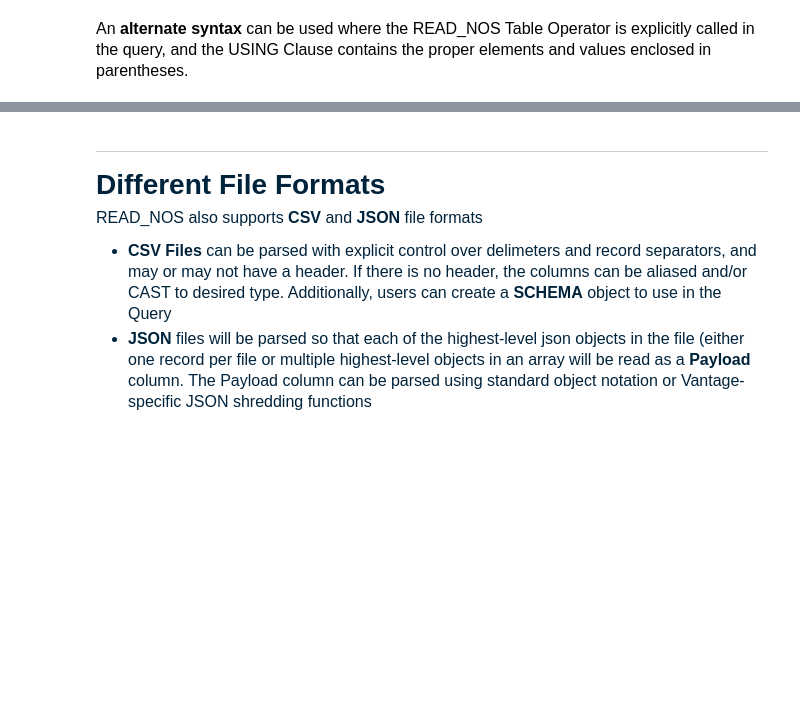
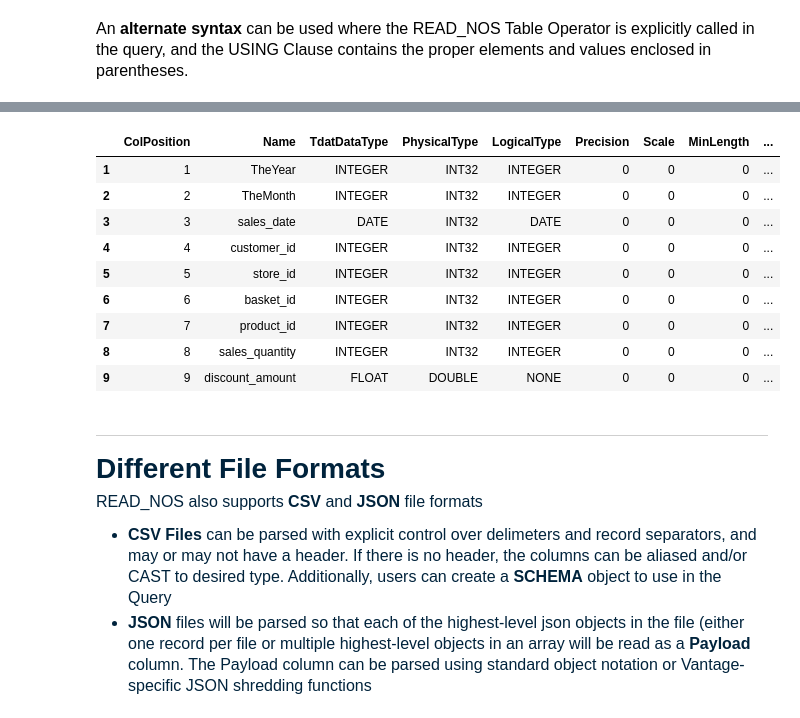
Before and after one commit to Teradata/lake-demos, a Jupyter notebook: Fundamentals/Native-Object-Store/NOS_Fundamentals_SQL.ipynb, the cells around one changed output, grey strips where cells are left out. Drawn from its saved outputs; the diff is of its cells as text; code cells hidden in the pictures; blank space fills up the shorter version.

```diff
--- a/Fundamentals/Native-Object-Store/NOS_Fundamentals_SQL.ipynb
+++ b/Fundamentals/Native-Object-Store/NOS_Fundamentals_SQL.ipynb
@@ -82,9 +133,21 @@ SELECT TOP 10 * FROM (
 # %%
 --NOSREAD_SCHEMA will attempt to read the schema of the files
 SELECT  * FROM (
     LOCATION='/s3/trial-datasets.s3.amazonaws.com/SalesOffload/'
     RETURNTYPE = 'NOSREAD_SCHEMA'
+    AUTHORIZATION = Repositories.PubAuth
   ) AS D;
+# %% [output]
+|  | ColPosition | Name | TdatDataType | PhysicalType | LogicalType | Precision | Scale | MinLength | ... |
+| 1 | 1 | TheYear | INTEGER | INT32 | INTEGER | 0 | 0 | 0 | ... |
+| 2 | 2 | TheMonth | INTEGER | INT32 | INTEGER | 0 | 0 | 0 | ... |
+| 3 | 3 | sales_date | DATE | INT32 | DATE | 0 | 0 | 0 | ... |
+| 4 | 4 | customer_id | INTEGER | INT32 | INTEGER | 0 | 0 | 0 | ... |
+| 5 | 5 | store_id | INTEGER | INT32 | INTEGER | 0 | 0 | 0 | ... |
+| 6 | 6 | basket_id | INTEGER | INT32 | INTEGER | 0 | 0 | 0 | ... |
+| 7 | 7 | product_id | INTEGER | INT32 | INTEGER | 0 | 0 | 0 | ... |
+| 8 | 8 | sales_quantity | INTEGER | INT32 | INTEGER | 0 | 0 | 0 | ... |
+| 9 | 9 | discount_amount | FLOAT | DOUBLE | NONE | 0 | 0 | 0 | ... |
 # %% [markdown]
 <hr>
 
```
Also changed, not shown: parts of 12 cells of this notebook.
